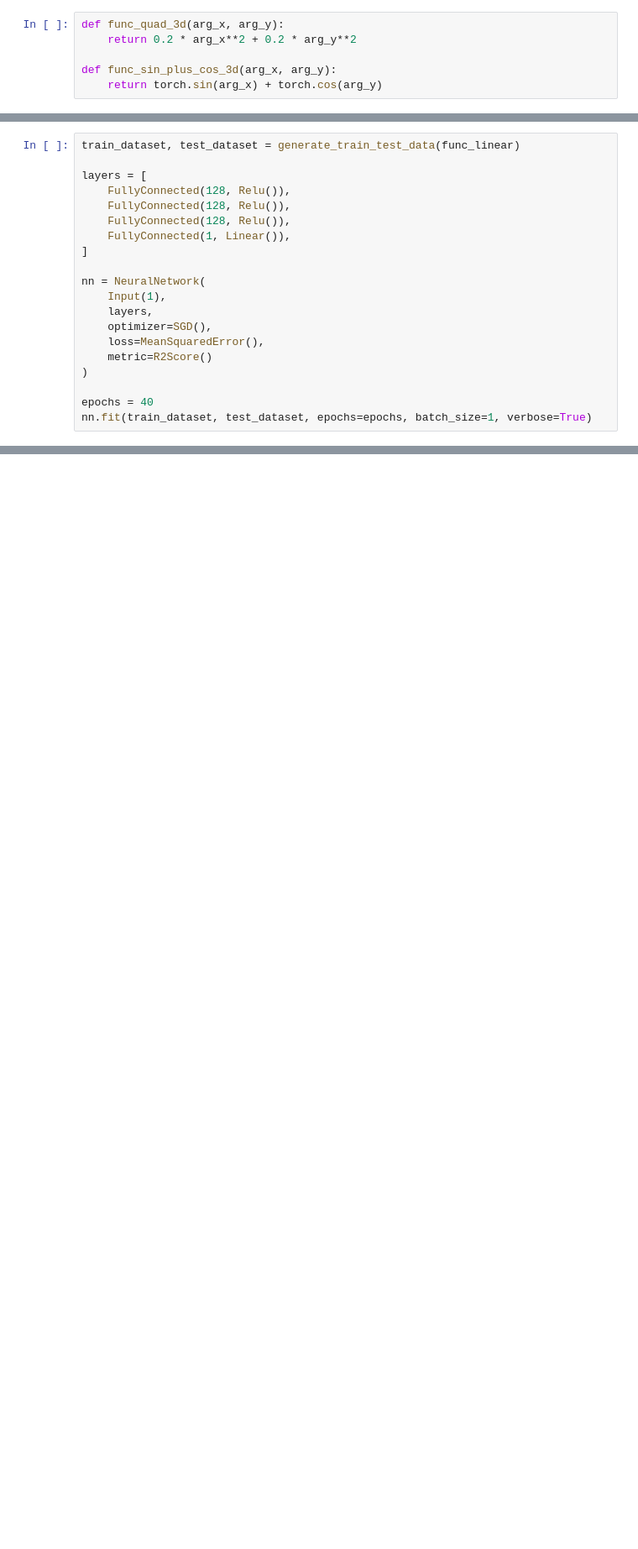
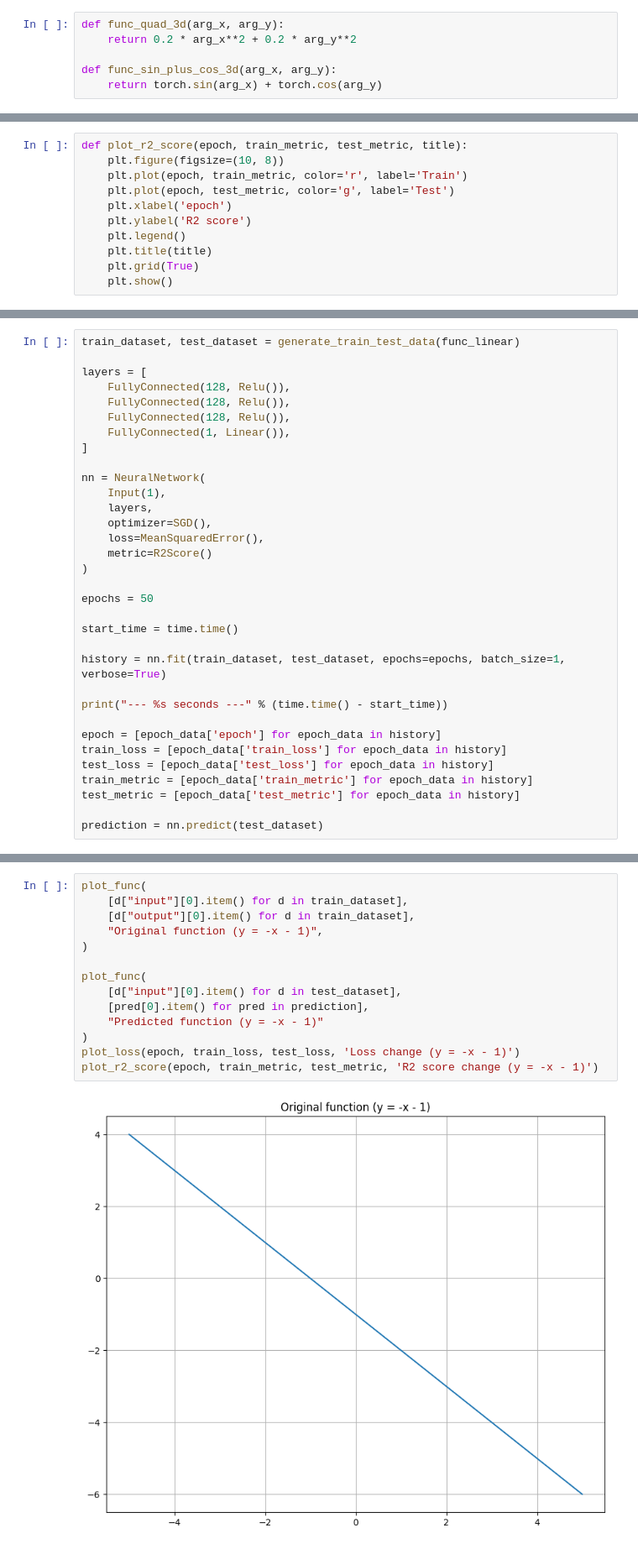
Before and after one commit to Vladfsociety/vladk-neural-network, a Jupyter notebook: notebooks/regression.ipynb, the cells around one changed output, grey strips where cells are left out. Shown at 84% size. Cells and saved outputs as stored; diff of their text form; blank space fills up the shorter version.

Commit message:
add fit history, notebook update

```diff
--- a/notebooks/regression.ipynb
+++ b/notebooks/regression.ipynb
@@ -42,3 +52,14 @@ def plot_3d(x, y, z):
+# %%
+def plot_r2_score(epoch, train_metric, test_metric, title):
+    plt.figure(figsize=(10, 8))
+    plt.plot(epoch, train_metric, color='r', label='Train')
+    plt.plot(epoch, test_metric, color='g', label='Test')
+    plt.xlabel('epoch')
+    plt.ylabel('R2 score')
+    plt.legend()
+    plt.title(title)
+    plt.grid(True)
+    plt.show()
 # %%
 def generate_train_test_data(func):
 
@@ -119,6 +140,19 @@ nn = NeuralNetwork(
     metric=R2Score()
 )
 
-epochs = 40
-nn.fit(train_dataset, test_dataset, epochs=epochs, batch_size=1, verbose=True)
+epochs = 50
+
+start_time = time.time()
+
+history = nn.fit(train_dataset, test_dataset, epochs=epochs, batch_size=1, verbose=True)
+
+print("--- %s seconds ---" % (time.time() - start_time))
+
+epoch = [epoch_data['epoch'] for epoch_data in history]
+train_loss = [epoch_data['train_loss'] for epoch_data in history]
+test_loss = [epoch_data['test_loss'] for epoch_data in history]
+train_metric = [epoch_data['train_metric'] for epoch_data in history]
+test_metric = [epoch_data['test_metric'] for epoch_data in history]
+
+prediction = nn.predict(test_dataset)
 # %% [output]
@@ -125,0 +176,16 @@ NameError: name 'func_' is not defined
+# %%
+plot_func(
+    [d["input"][0].item() for d in train_dataset],
+    [d["output"][0].item() for d in train_dataset],
+    "Original function (y = -x - 1)",
+)
+
+plot_func(
+    [d["input"][0].item() for d in test_dataset],
+    [pred[0].item() for pred in prediction],
+    "Predicted function (y = -x - 1)"
+)
+plot_loss(epoch, train_loss, test_loss, 'Loss change (y = -x - 1)')
+plot_r2_score(epoch, train_metric, test_metric, 'R2 score change (y = -x - 1)')
+# %% [output]
+[figure, added]
```
Also changed, not shown: parts of 8 cells of this notebook, 2 other files.
